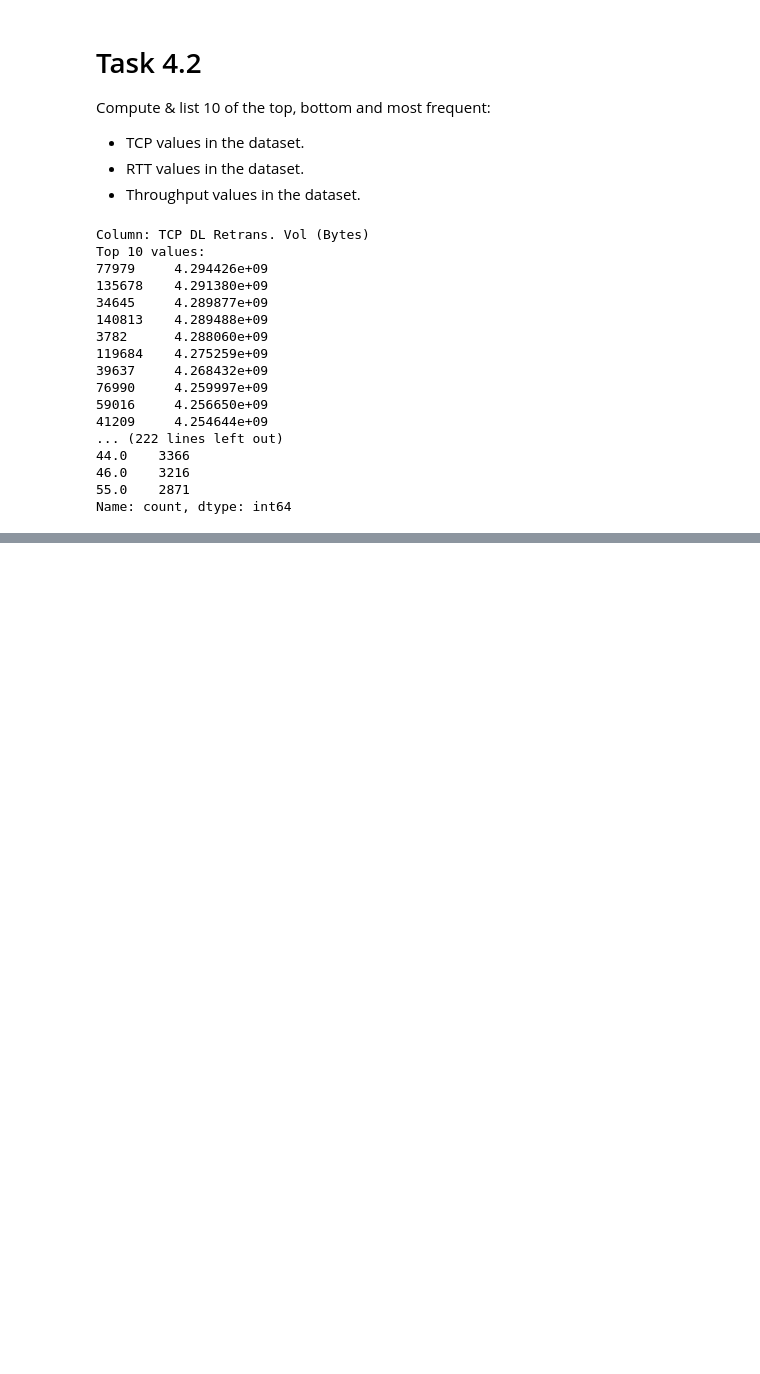
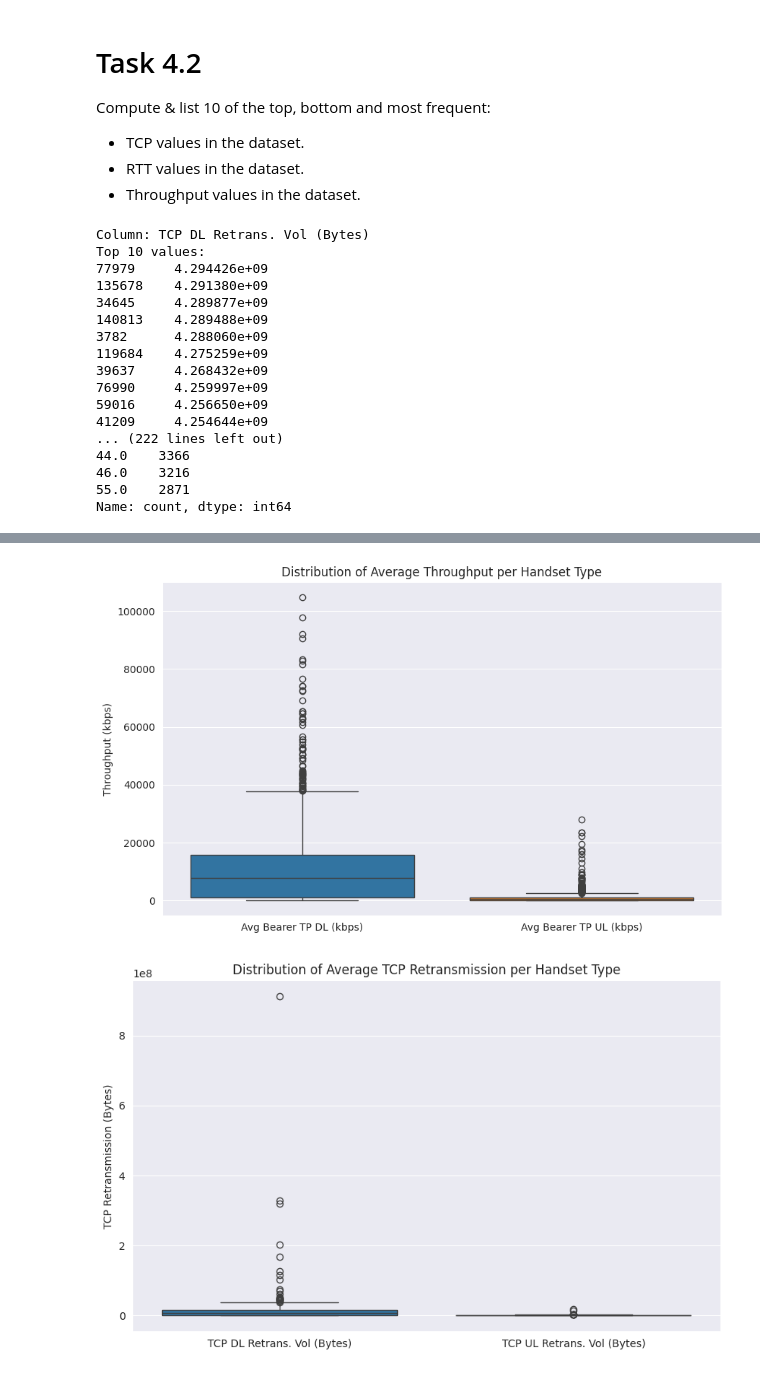
Before and after one commit to hillaryke/Telecom-User-Analytics, a Jupyter notebook: notebooks/task4-experience-analytics.ipynb, the cells around one changed output, grey strips where cells are left out. Cells and saved outputs as stored; diff of their text form; code cells hidden in the pictures; blank space fills up the shorter version.

```diff
--- a/notebooks/task4-experience-analytics.ipynb
+++ b/notebooks/task4-experience-analytics.ipynb
@@ -145,0 +197,28 @@ Name: count, dtype: int64
+# %%
+import matplotlib.pyplot as plt
+import seaborn as sns
+
+# Group the data by 'Handset Type' and calculate the mean of the specified columns
+df_grouped_handset = df_preprocessed.groupby('Handset Type').agg({
+    'TCP DL Retrans. Vol (Bytes)': 'mean',
+    'TCP UL Retrans. Vol (Bytes)': 'mean',
+    'Avg Bearer TP DL (kbps)': 'mean',
+    'Avg Bearer TP UL (kbps)': 'mean',
+})
+
+# Plot the distribution of the average throughput per handset type
+plt.figure(figsize=(10, 6))
+sns.boxplot(data=df_grouped_handset[['Avg Bearer TP DL (kbps)', 'Avg Bearer TP UL (kbps)']])
+plt.title('Distribution of Average Throughput per Handset Type')
+plt.ylabel('Throughput (kbps)')
+plt.show()
+
+# Plot the distribution of the average TCP retransmission per handset type
+plt.figure(figsize=(10, 6))
+sns.boxplot(data=df_grouped_handset[['TCP DL Retrans. Vol (Bytes)', 'TCP UL Retrans. Vol (Bytes)']])
+plt.title('Distribution of Average TCP Retransmission per Handset Type')
+plt.ylabel('TCP Retransmission (Bytes)')
+plt.show()
+# %% [output]
+[figure, added]
+[figure, added]
```
Also changed, not shown: parts of 7 cells of this notebook, 1 other file.
